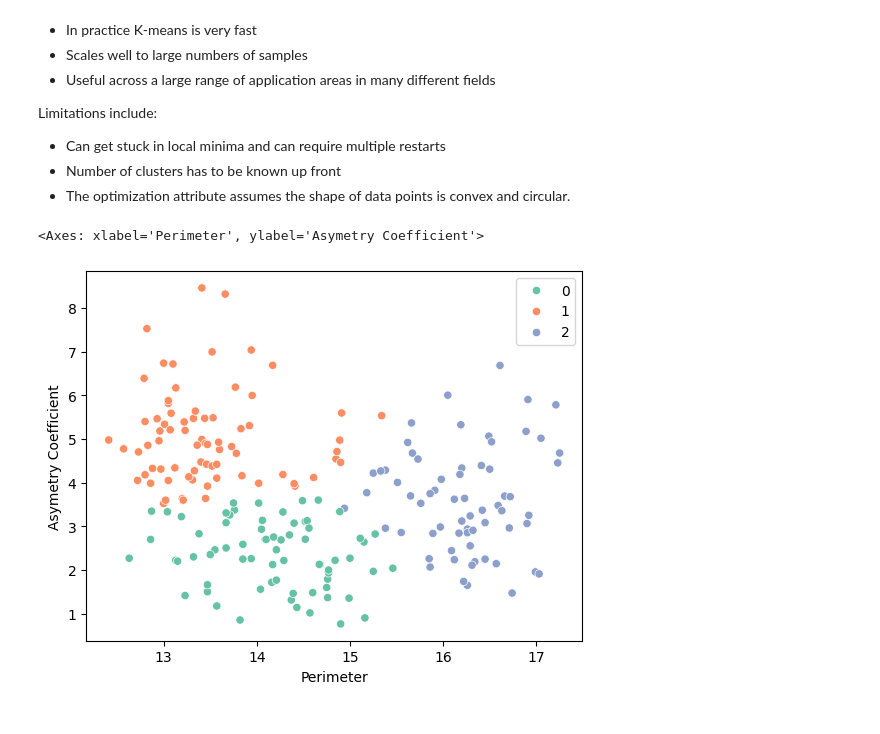
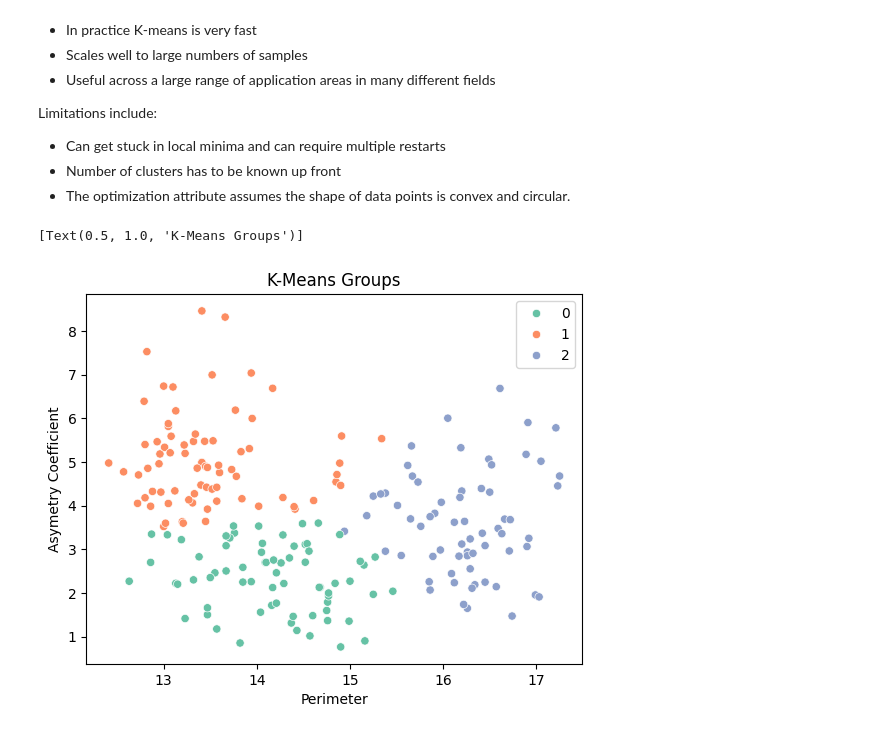
Before and after one commit to ccozad/ml-reference-designs, a Jupyter notebook: clustering/kmeans_clustering.ipynb, the cells around one changed output. Drawn from its saved outputs; the diff is of its cells as text; code cells hidden in the pictures.

```diff
--- a/clustering/kmeans_clustering.ipynb
+++ b/clustering/kmeans_clustering.ipynb
@@ -59,15 +59,15 @@ Limitations include:
 # %%
 import numpy as np
 from sklearn.cluster import KMeans
 
 np.random.seed(5)
 
 X = df[["Perimeter", "Asymetry Coefficient"]]
 #print(X.head())
 clustering = KMeans(n_clusters = 3).fit(X)
 labels = clustering.labels_
 
-sns.scatterplot(x = "Perimeter", y = "Asymetry Coefficient", data = X, hue=labels.astype(int), palette="Set2")
+sns.scatterplot(x = "Perimeter", y = "Asymetry Coefficient", data = X, hue=labels.astype(int), palette="Set2").set(title="K-Means Groups")
 # %% [output]
-<Axes: xlabel='Perimeter', ylabel='Asymetry Coefficient'>
+[Text(0.5, 1.0, 'K-Means Groups')]
-[figure, old version]
+[figure, new version]
```
Also changed, not shown: parts of 1 cell of this notebook.
